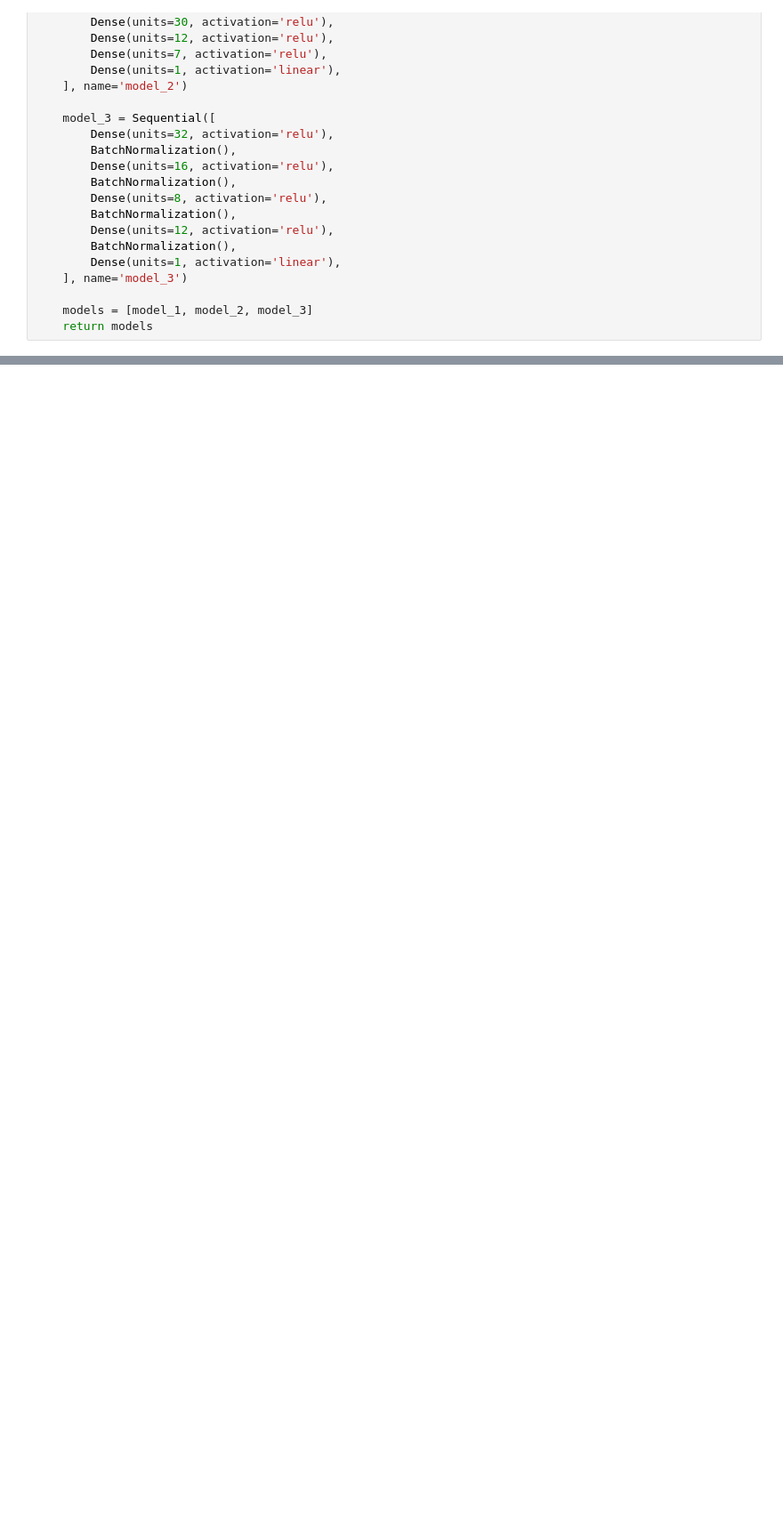
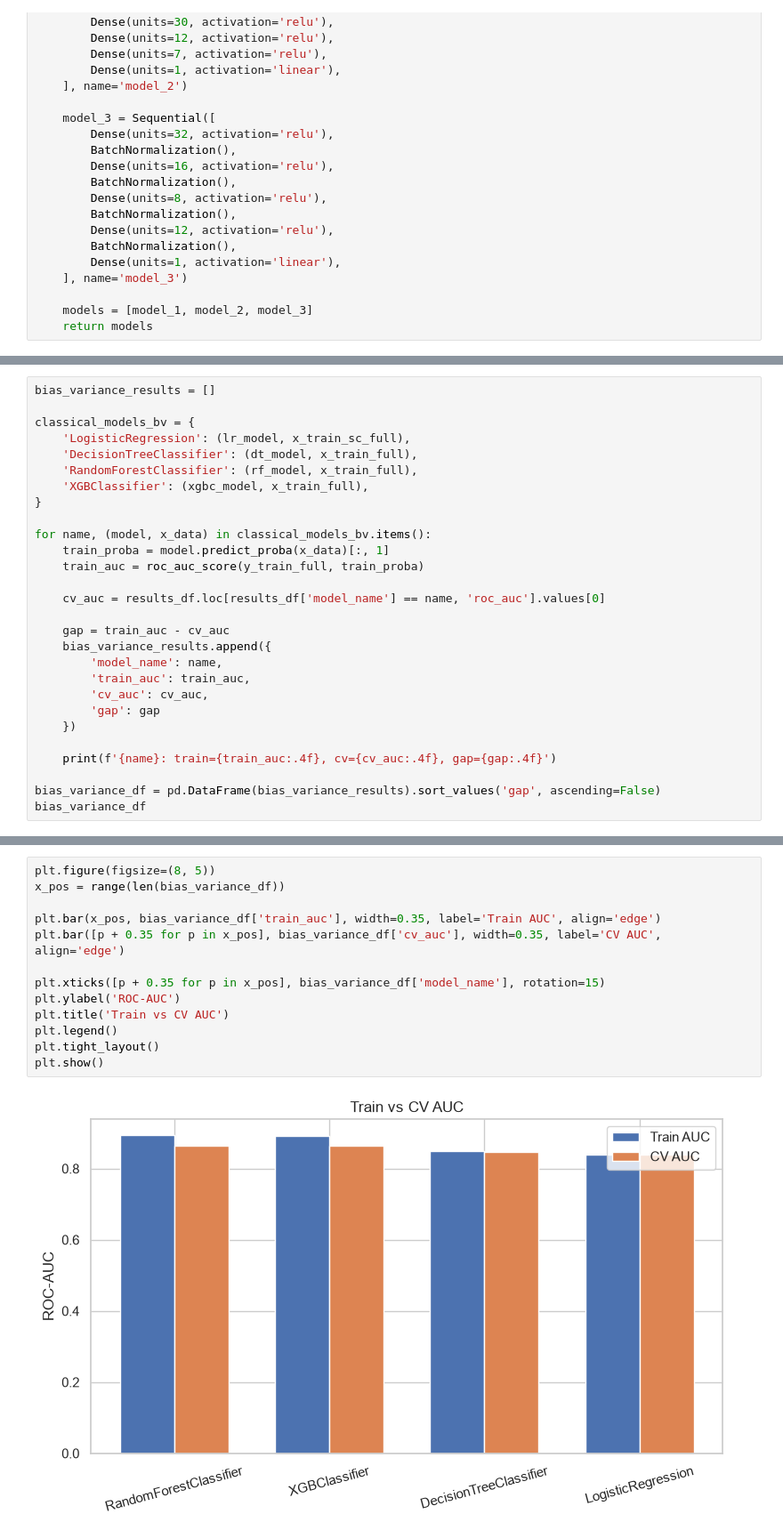
Before and after one commit to coretlwww/credit-risk-prediction, a Jupyter notebook: notebooks/03_modeling.ipynb, the cells around one changed output, grey strips where cells are left out. Shown at 89% size. Drawn from its saved outputs; the diff is of its cells as text; blank space fills up the shorter version.

```diff
--- a/notebooks/03_modeling.ipynb
+++ b/notebooks/03_modeling.ipynb
@@ -165,0 +185,28 @@ results_df
+# %%
+bias_variance_results = []
+
+classical_models_bv = {
+    'LogisticRegression': (lr_model, x_train_sc_full),
+    'DecisionTreeClassifier': (dt_model, x_train_full),
+    'RandomForestClassifier': (rf_model, x_train_full),
+    'XGBClassifier': (xgbc_model, x_train_full),
+}
+
+for name, (model, x_data) in classical_models_bv.items():
+    train_proba = model.predict_proba(x_data)[:, 1]
+    train_auc = roc_auc_score(y_train_full, train_proba)
+
+    cv_auc = results_df.loc[results_df['model_name'] == name, 'roc_auc'].values[0]
+
+    gap = train_auc - cv_auc
+    bias_variance_results.append({
+        'model_name': name,
+        'train_auc': train_auc,
+        'cv_auc': cv_auc,
+        'gap': gap
+    })
+
+    print(f'{name}: train={train_auc:.4f}, cv={cv_auc:.4f}, gap={gap:.4f}')
+
+bias_variance_df = pd.DataFrame(bias_variance_results).sort_values('gap', ascending=False)
+bias_variance_df
@@ -166,3 +223,18 @@ results_df
+# %%
+plt.figure(figsize=(8, 5))
+x_pos = range(len(bias_variance_df))
+
+plt.bar(x_pos, bias_variance_df['train_auc'], width=0.35, label='Train AUC', align='edge')
+plt.bar([p + 0.35 for p in x_pos], bias_variance_df['cv_auc'], width=0.35, label='CV AUC', align='edge')
+
+plt.xticks([p + 0.35 for p in x_pos], bias_variance_df['model_name'], rotation=15)
+plt.ylabel('ROC-AUC')
+plt.title('Train vs CV AUC')
+plt.legend()
+plt.tight_layout()
+plt.show()
+# %% [output]
+[figure, added]
 # %%
 plt.figure(figsize=(10, 5))
 sns.set_theme(style="whitegrid")
```
Also changed, not shown: parts of 21 cells of this notebook, 16 other files.
